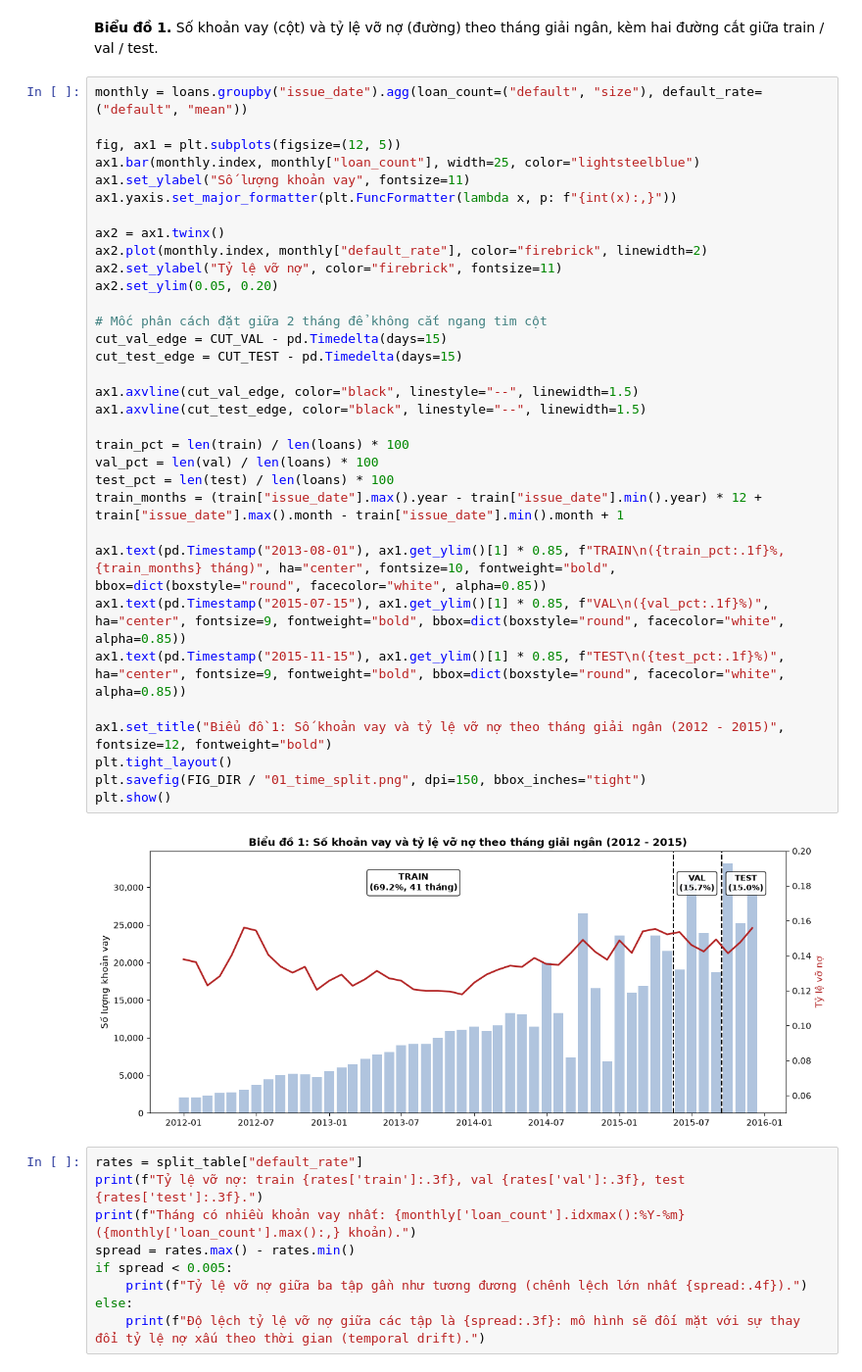
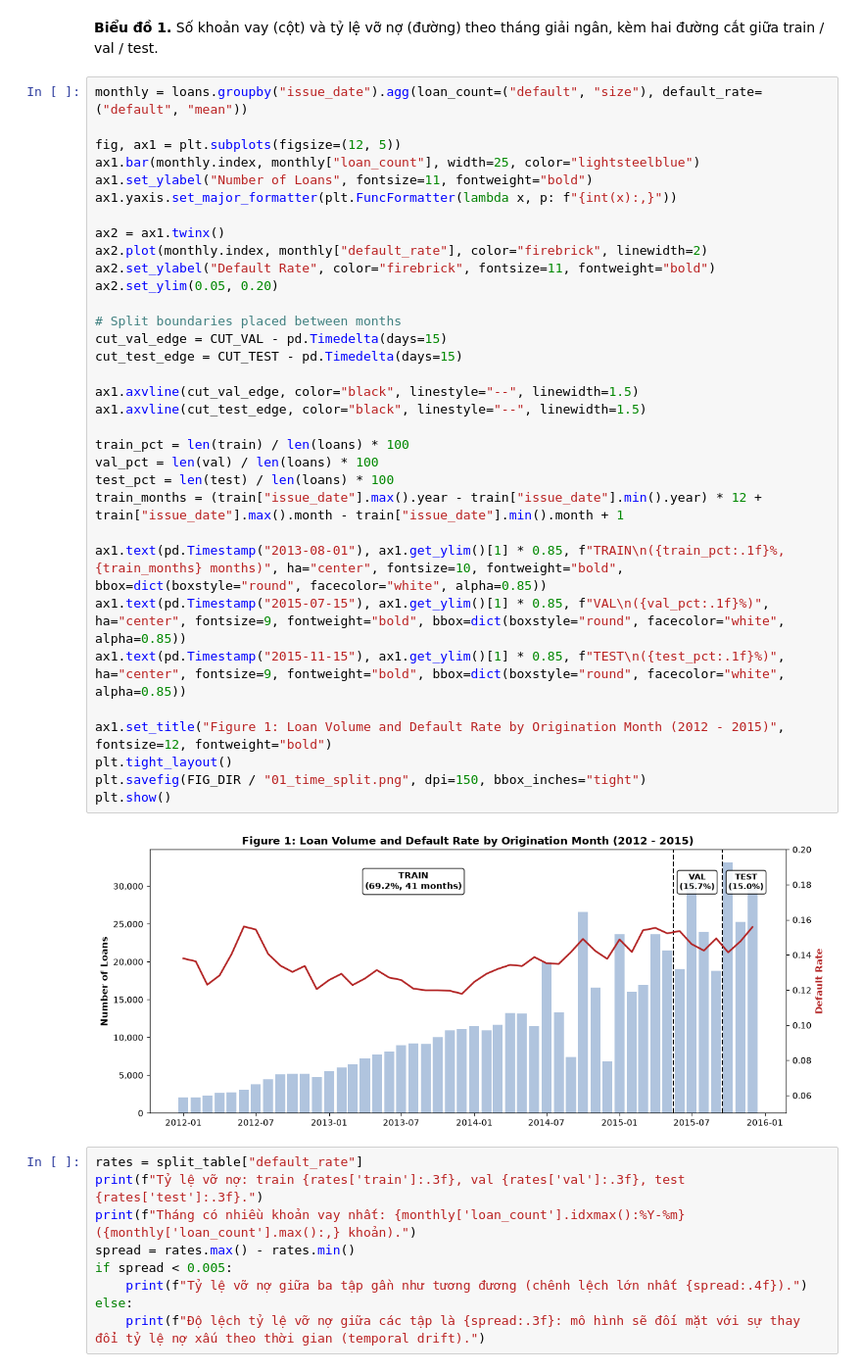
Before and after one commit to Eliza516/Lending-Club-Credit-Scoring, a Jupyter notebook: notebooks/01_data_split.ipynb, the cells around one changed output. Shown at 98% size. Saved outputs shown, nothing was run; the diff lists cells and outputs as text.

```diff
--- a/notebooks/01_data_split.ipynb
+++ b/notebooks/01_data_split.ipynb
@@ -842,38 +842,38 @@ Tháng giải ngân muộn nhất còn lại: 2015-12.
 # %%
 monthly = loans.groupby("issue_date").agg(loan_count=("default", "size"), default_rate=("default", "mean"))
 
 fig, ax1 = plt.subplots(figsize=(12, 5))
 ax1.bar(monthly.index, monthly["loan_count"], width=25, color="lightsteelblue")
-ax1.set_ylabel("Số lượng khoản vay", fontsize=11)
+ax1.set_ylabel("Number of Loans", fontsize=11, fontweight="bold")
 ax1.yaxis.set_major_formatter(plt.FuncFormatter(lambda x, p: f"{int(x):,}"))
 
 ax2 = ax1.twinx()
 ax2.plot(monthly.index, monthly["default_rate"], color="firebrick", linewidth=2)
-ax2.set_ylabel("Tỷ lệ vỡ nợ", color="firebrick", fontsize=11)
+ax2.set_ylabel("Default Rate", color="firebrick", fontsize=11, fontweight="bold")
 ax2.set_ylim(0.05, 0.20)
 
-# Mốc phân cách đặt giữa 2 tháng để không cắt ngang tim cột
+# Split boundaries placed between months
 cut_val_edge = CUT_VAL - pd.Timedelta(days=15)
 cut_test_edge = CUT_TEST - pd.Timedelta(days=15)
 
 ax1.axvline(cut_val_edge, color="black", linestyle="--", linewidth=1.5)
 ax1.axvline(cut_test_edge, color="black", linestyle="--", linewidth=1.5)
 
 train_pct = len(train) / len(loans) * 100
 val_pct = len(val) / len(loans) * 100
 test_pct = len(test) / len(loans) * 100
 train_months = (train["issue_date"].max().year - train["issue_date"].min().year) * 12 + train["issue_date"].max().month - train["issue_date"].min().month + 1
 
-ax1.text(pd.Timestamp("2013-08-01"), ax1.get_ylim()[1] * 0.85, f"TRAIN\n({train_pct:.1f}%, {train_months} tháng)", ha="center", fontsize=10, fontweight="bold", bbox=dict(boxstyle="round", facecolor="white", alpha=0.85))
+ax1.text(pd.Timestamp("2013-08-01"), ax1.get_ylim()[1] * 0.85, f"TRAIN\n({train_pct:.1f}%, {train_months} months)", ha="center", fontsize=10, fontweight="bold", bbox=dict(boxstyle="round", facecolor="white", alpha=0.85))
 ax1.text(pd.Timestamp("2015-07-15"), ax1.get_ylim()[1] * 0.85, f"VAL\n({val_pct:.1f}%)", ha="center", fontsize=9, fontweight="bold", bbox=dict(boxstyle="round", facecolor="white", alpha=0.85))
 ax1.text(pd.Timestamp("2015-11-15"), ax1.get_ylim()[1] * 0.85, f"TEST\n({test_pct:.1f}%)", ha="center", fontsize=9, fontweight="bold", bbox=dict(boxstyle="round", facecolor="white", alpha=0.85))
 
-ax1.set_title("Biểu đồ 1: Số khoản vay và tỷ lệ vỡ nợ theo tháng giải ngân (2012 - 2015)", fontsize=12, fontweight="bold")
+ax1.set_title("Figure 1: Loan Volume and Default Rate by Origination Month (2012 - 2015)", fontsize=12, fontweight="bold")
 plt.tight_layout()
 plt.savefig(FIG_DIR / "01_time_split.png", dpi=150, bbox_inches="tight")
 plt.show()
 # %% [output]
-[figure, old version]
+[figure, new version]
 # %%
 rates = split_table["default_rate"]
 print(f"Tỷ lệ vỡ nợ: train {rates['train']:.3f}, val {rates['val']:.3f}, test {rates['test']:.3f}.")
```
Also changed, not shown: parts of 1 cell of this notebook, 5 other files.
